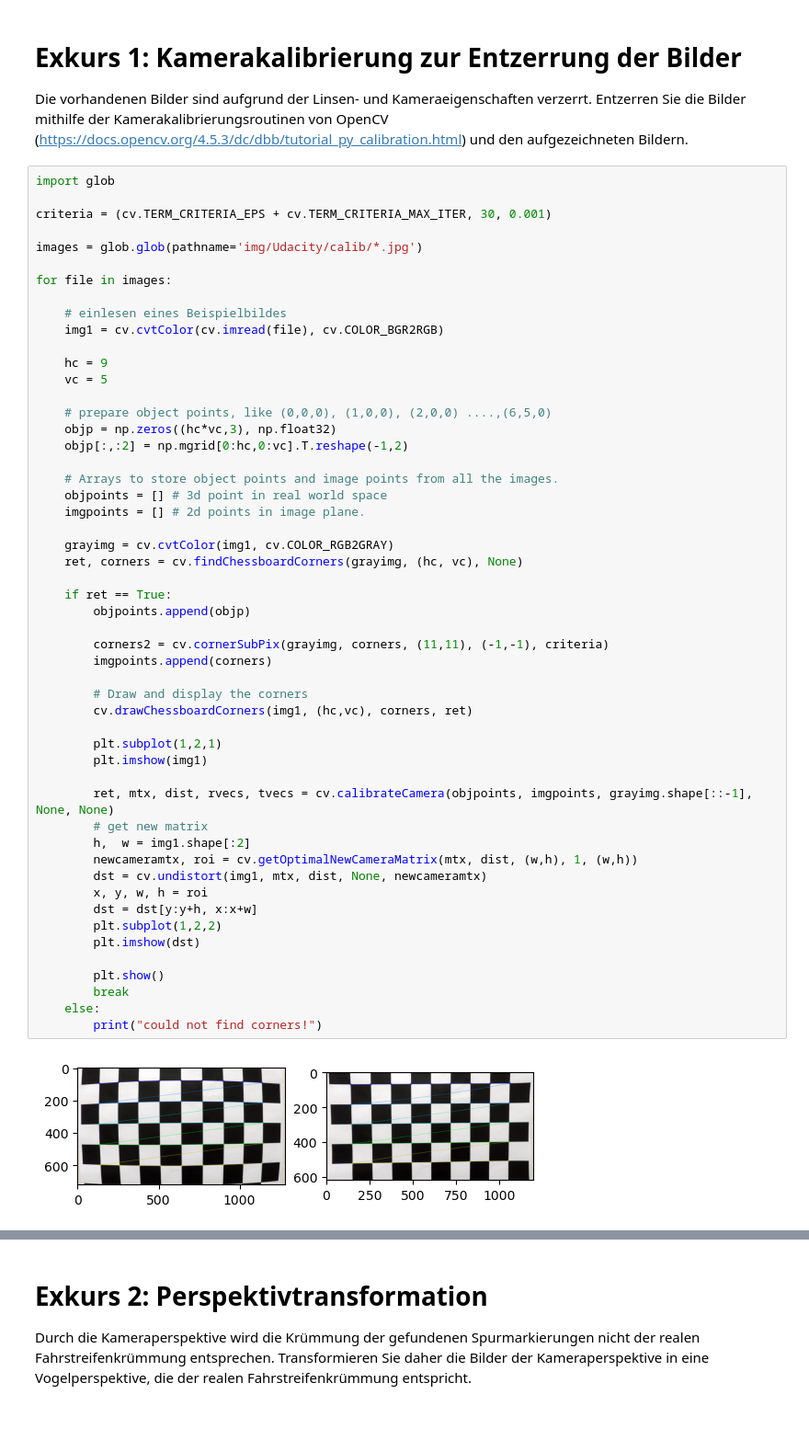
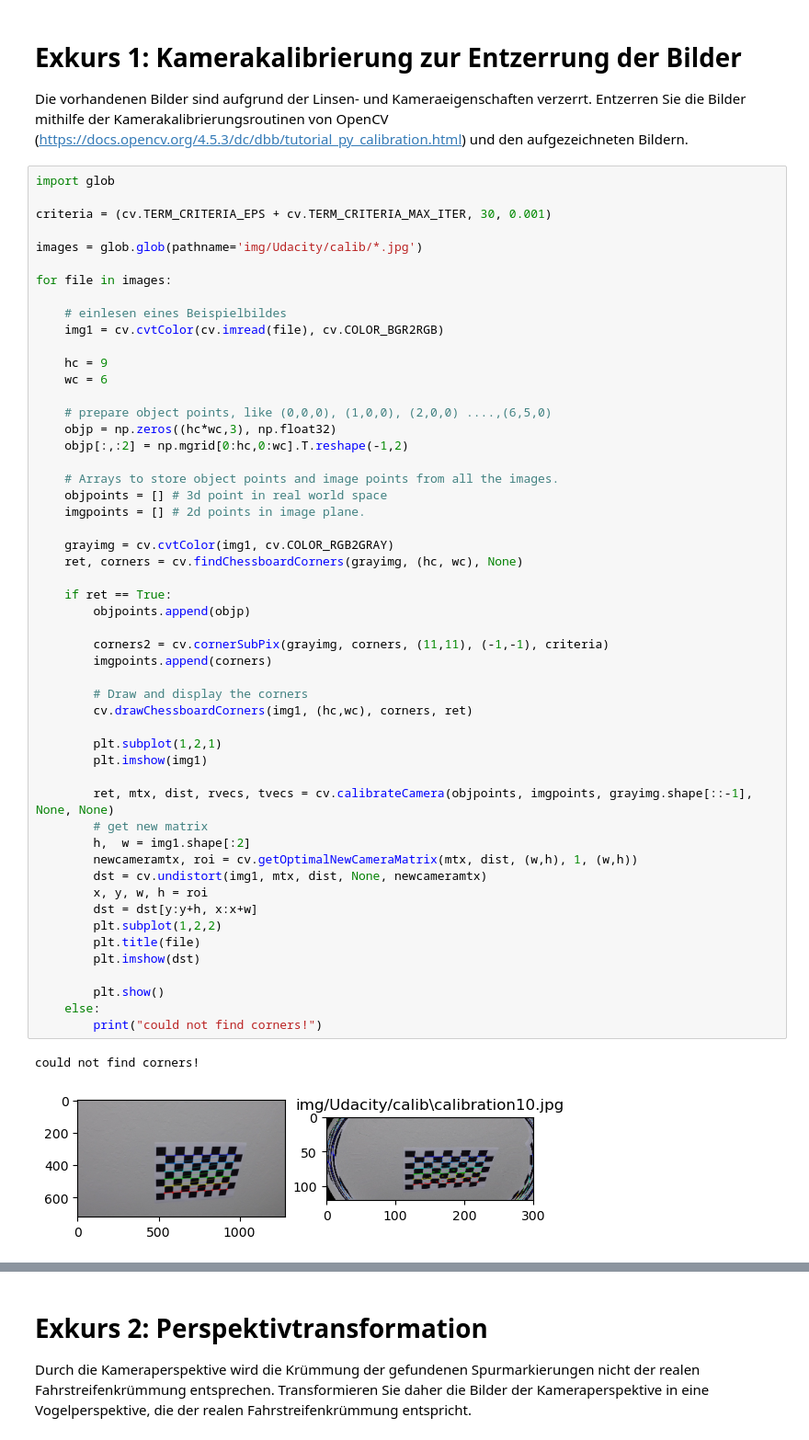
Before and after one commit to viccistrobel/DBV_Spurerkennung, a Jupyter notebook: Projekt_Spurerkennung_v6/Projekt_Spurerkennung_v2.ipynb, the cells around one changed output, grey strips where cells are left out. Shown at 92% size. Saved outputs shown, nothing was run; the diff lists cells and outputs as text.

```diff
--- a/Projekt_Spurerkennung_v6/Projekt_Spurerkennung_v2.ipynb
+++ b/Projekt_Spurerkennung_v6/Projekt_Spurerkennung_v2.ipynb
@@ -28,44 +28,45 @@ for file in images:
     img1 = cv.cvtColor(cv.imread(file), cv.COLOR_BGR2RGB)
 
     hc = 9
-    vc = 5
+    wc = 6
 
     # prepare object points, like (0,0,0), (1,0,0), (2,0,0) ....,(6,5,0)
-    objp = np.zeros((hc*vc,3), np.float32)
-    objp[:,:2] = np.mgrid[0:hc,0:vc].T.reshape(-1,2)
+    objp = np.zeros((hc*wc,3), np.float32)
+    objp[:,:2] = np.mgrid[0:hc,0:wc].T.reshape(-1,2)
 
     # Arrays to store object points and image points from all the images.
     objpoints = [] # 3d point in real world space
     imgpoints = [] # 2d points in image plane.
 
     grayimg = cv.cvtColor(img1, cv.COLOR_RGB2GRAY)
-    ret, corners = cv.findChessboardCorners(grayimg, (hc, vc), None)
+    ret, corners = cv.findChessboardCorners(grayimg, (hc, wc), None)
 
     if ret == True:
         objpoints.append(objp)
 
         corners2 = cv.cornerSubPix(grayimg, corners, (11,11), (-1,-1), criteria)
         imgpoints.append(corners)
 
         # Draw and display the corners
-        cv.drawChessboardCorners(img1, (hc,vc), corners, ret)
+        cv.drawChessboardCorners(img1, (hc,wc), corners, ret)
 
         plt.subplot(1,2,1)
         plt.imshow(img1)
 
         ret, mtx, dist, rvecs, tvecs = cv.calibrateCamera(objpoints, imgpoints, grayimg.shape[::-1], None, None)
         # get new matrix
         h,  w = img1.shape[:2]
         newcameramtx, roi = cv.getOptimalNewCameraMatrix(mtx, dist, (w,h), 1, (w,h))
         dst = cv.undistort(img1, mtx, dist, None, newcameramtx)
         x, y, w, h = roi
         dst = dst[y:y+h, x:x+w]
         plt.subplot(1,2,2)
+        plt.title(file)
         plt.imshow(dst)
 
         plt.show()
-        break
     else:
         print("could not find corners!")
 # %% [output]
+could not find corners!
-[figure, old version]
+[figure, new version]
```
Also changed, not shown: parts of 2 cells of this notebook.
